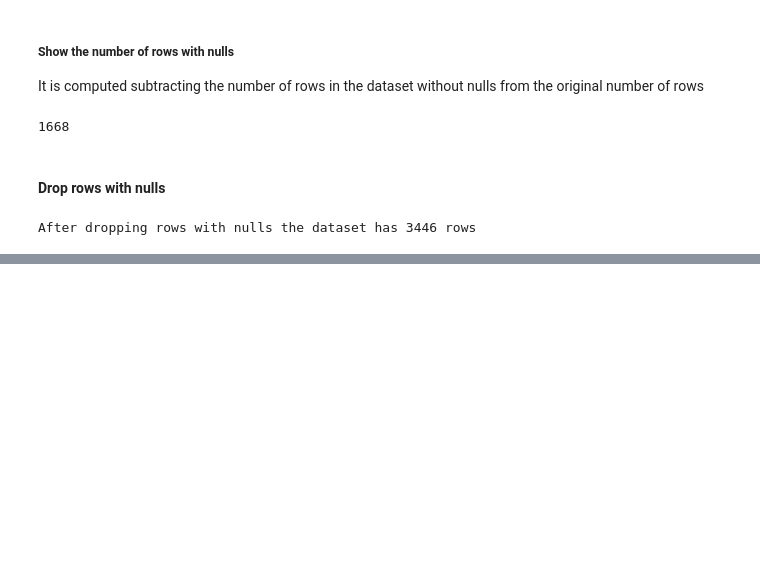
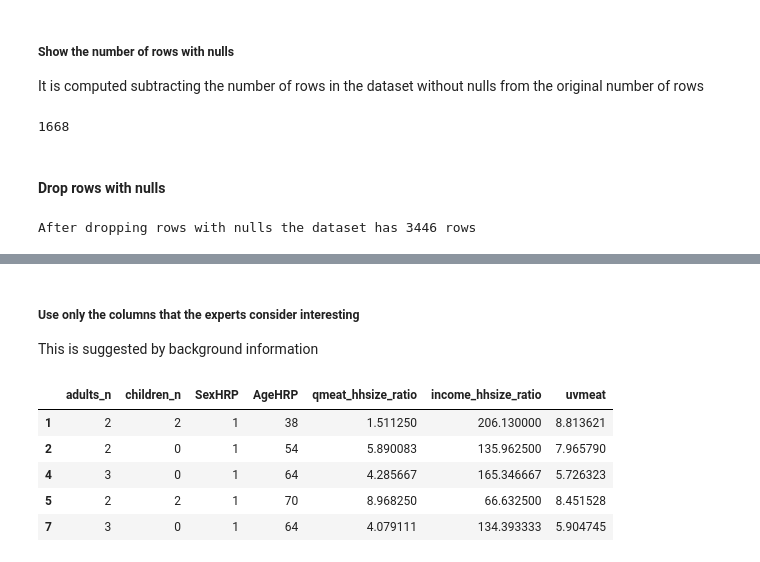
Before and after one commit to Rezashatery/Linear-Regression-, a Jupyter notebook: linear-regression.ipynb, the cells around one changed output, grey strips where cells are left out. Saved outputs shown, nothing was run; the diff lists cells and outputs as text; code cells hidden in the pictures; blank space fills up the shorter version.

```diff
--- a/linear-regression.ipynb
+++ b/linear-regression.ipynb
@@ -92,0 +104,3 @@ After dropping rows with nulls the dataset has 3446 rows
+# %% [markdown]
+##### Use only the columns that the experts consider interesting
+This is suggested by background information
@@ -92,0 +110,9 @@ After dropping rows with nulls the dataset has 3446 rows
+# %%
+df.head()
+# %% [output]
+|  | adults_n | children_n | SexHRP | AgeHRP | qmeat_hhsize_ratio | income_hhsize_ratio | uvmeat |
+| 1 | 2 | 2 | 1 | 38 | 1.511250 | 206.130000 | 8.813621 |
+| 2 | 2 | 0 | 1 | 54 | 5.890083 | 135.962500 | 7.965790 |
+| 4 | 3 | 0 | 1 | 64 | 4.285667 | 165.346667 | 5.726323 |
+| 5 | 2 | 2 | 1 | 70 | 8.968250 | 66.632500 | 8.451528 |
+| 7 | 3 | 0 | 1 | 64 | 4.079111 | 134.393333 | 5.904745 |
```
Also changed, not shown: parts of 10 cells of this notebook.
